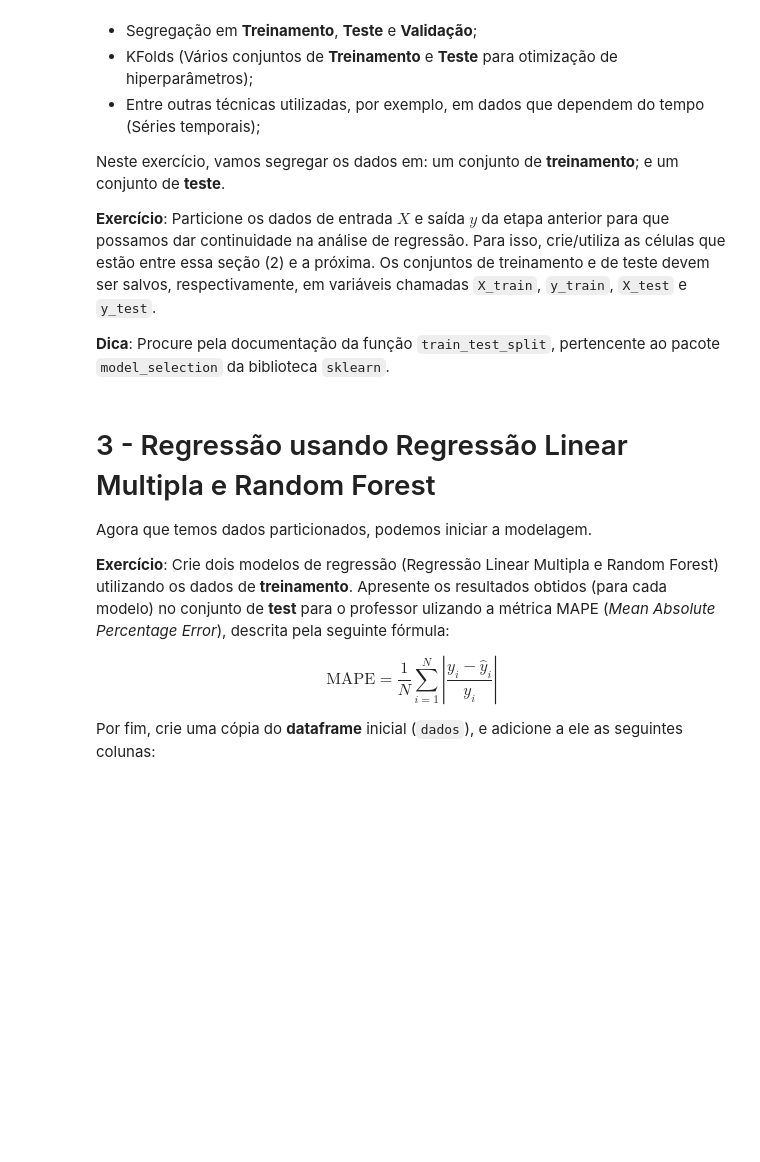
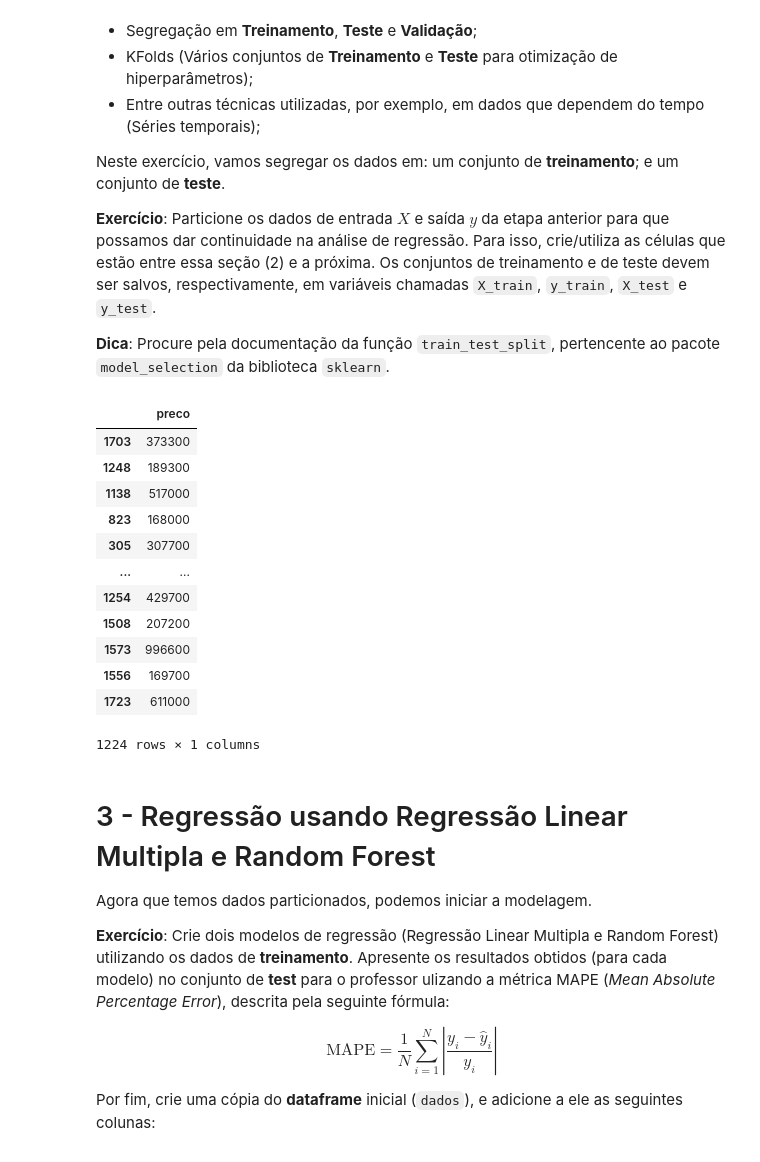
Before and after one commit to pkcgritti/timeseries, a Jupyter notebook: 06_regressao/aula6.ipynb, the cells around one changed output. Drawn from its saved outputs; the diff is of its cells as text; code cells hidden in the pictures; blank space fills up the shorter version.

```diff
--- a/06_regressao/aula6.ipynb
+++ b/06_regressao/aula6.ipynb
@@ -69,6 +87,33 @@ Os conjuntos de treinamento e de teste devem ser salvos, respectivamente, em var
 `X_train`, `y_train`, `X_test` e `y_test`.
 
 **Dica**: Procure pela documentação da função `train_test_split`, pertencente ao pacote `model_selection` da biblioteca `sklearn`.
+# %%
+import random
+import numpy
+
+from sklearn.model_selection import train_test_split
+
+random.seed(123)
+numpy.random.seed(123)
+
+X, y = dataset.drop(columns="preco"), dataset[["preco"]]
+
+X_train, X_test, y_train, y_test = train_test_split(X, y)
+y_train
+# %% [output]
+|  | preco |
+| 1703 | 373300 |
+| 1248 | 189300 |
+| 1138 | 517000 |
+| 823 | 168000 |
+| 305 | 307700 |
+| ... | ... |
+| 1254 | 429700 |
+| 1508 | 207200 |
+| 1573 | 996600 |
+| 1556 | 169700 |
+| 1723 | 611000 |
+1224 rows × 1 columns
 # %% [markdown]
 3 - Regressão usando Regressão Linear Multipla e Random Forest
 ======================================================
```
Also changed, not shown: parts of 4 cells of this notebook.
